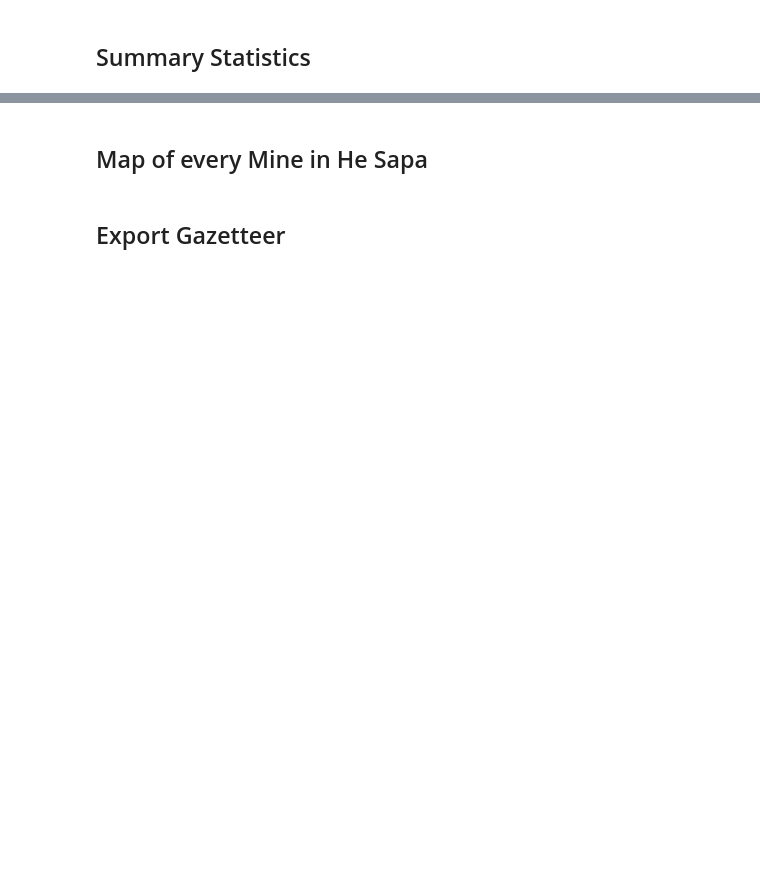
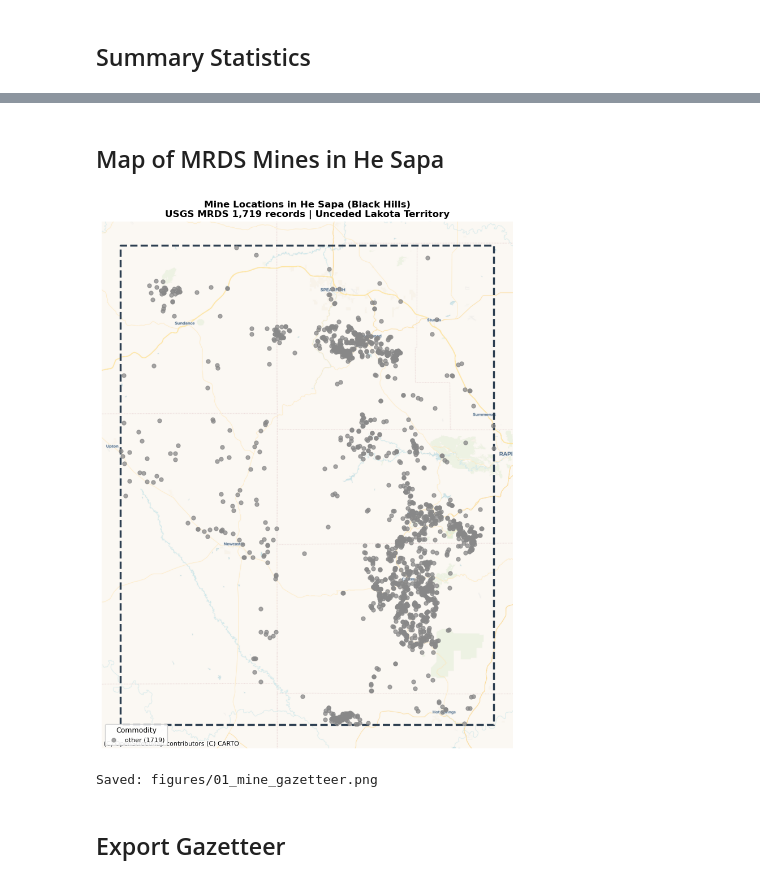
Before and after one commit to lijo8146/hesapatwin, a Jupyter notebook: Notebooks/01_mine_gazetteer.ipynb, the cells around one changed output, grey strips where cells are left out. Cells and saved outputs as stored; diff of their text form; code cells hidden in the pictures; blank space fills up the shorter version.

```diff
--- a/Notebooks/01_mine_gazetteer.ipynb
+++ b/Notebooks/01_mine_gazetteer.ipynb
@@ -145,5 +163,5 @@ print(f"\n  Bounding box: {bounds[0]:.3f}W {bounds[1]:.3f}N {bounds[2]:.3f}E {bo
 # %% [markdown]
-## Map of every Mine in He Sapa
+## Map of MRDS Mines in He Sapa
 # %%
 bh_boundary = load_black_hills_boundary()
 
@@ -151,36 +169,39 @@ fig, ax = plt.subplots(figsize=(12, 10))
 
 bh_boundary.to_crs(3857).plot(
     ax=ax, facecolor="none", edgecolor="#2C3E50",
     linewidth=2.5, linestyle="--", zorder=2,
 )
 
 for group, color in COMMODITY_COLORS.items():
     subset = mrds[mrds["commodity_group"] == group]
     if subset.empty:
         continue
     subset.to_crs(3857).plot(
         ax=ax, color=color, markersize=25,
         alpha=0.75, zorder=3, label=f"{group} ({len(subset)})",
     )
 
 try:
-    ctx.add_basemap(ax, source=ctx.providers.CartoDB.Positron, alpha=0.5)
+    ctx.add_basemap(ax, source=ctx.providers.CartoDB.Voyager, zoom=10)
 except Exception:
     pass
 
 ax.set_axis_off()
 ax.legend(loc="lower left", fontsize=8, title="Commodity",
           title_fontsize=9, framealpha=0.9)
 ax.set_title(
     f"Mine Locations in He Sapa (Black Hills)\n"
-    f"USGS MRDS — {len(mrds):,} records | Unceded Lakota Territory",
+    f"USGS MRDS {len(mrds):,} records | Unceded Lakota Territory",
     fontsize=12, fontweight="bold",
 )
 plt.tight_layout()
 FIGURES_DIR.mkdir(parents=True, exist_ok=True)
-fig.savefig(FIGURES_DIR / "01_mine_gazetteer.png", dpi=150, bbox_inches="tight")
+fig.savefig(FIGURES_DIR/"01_mine_gazetteer.png", dpi=150, bbox_inches="tight")
 plt.show()
 print("Saved: figures/01_mine_gazetteer.png")
+# %% [output]
+[figure, added]
+Saved: figures/01_mine_gazetteer.png
 # %% [markdown]
 ## Export Gazetteer
 # %%
```
Also changed, not shown: parts of 9 cells of this notebook, 22 other files.
